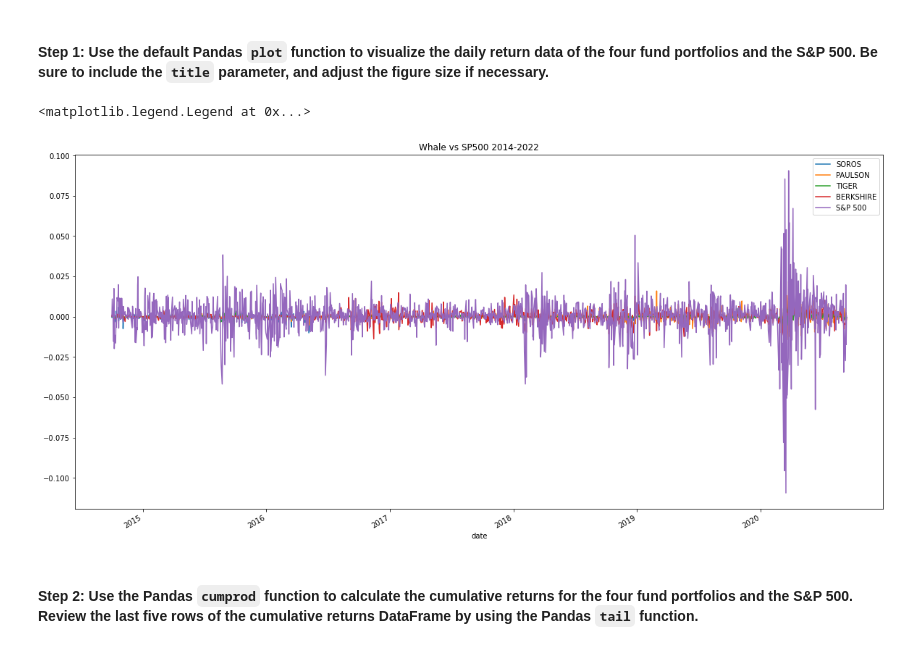
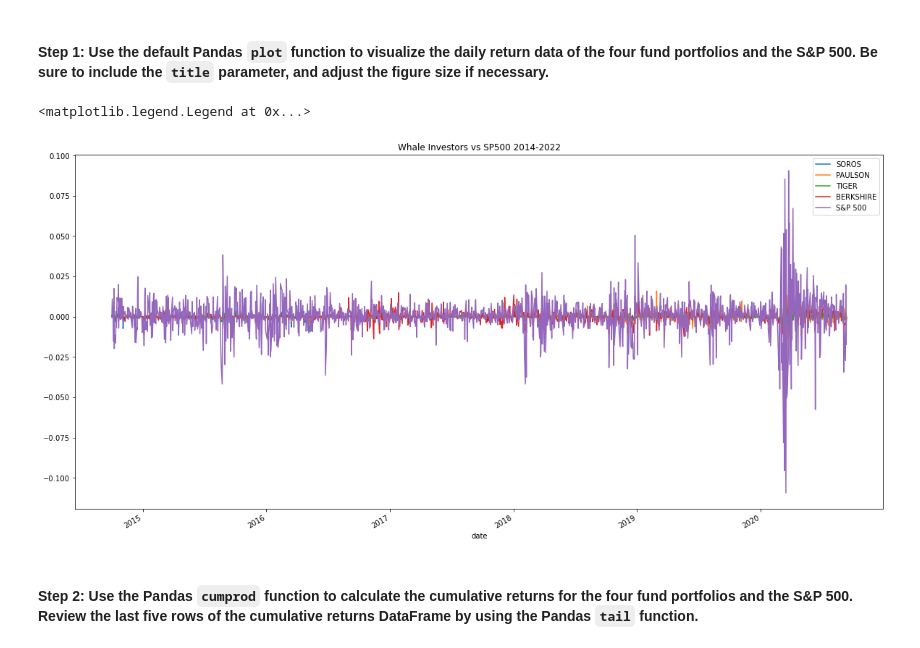
Before and after one commit to naomynaomy/module4challenge, a Jupyter notebook: Starter_Code/risk_return_analysis.ipynb, the cells around one changed output. Saved outputs shown, nothing was run; the diff lists cells and outputs as text; code cells hidden in the pictures.

Commit message:
Update Table Titles

```diff
--- a/Starter_Code/risk_return_analysis.ipynb
+++ b/Starter_Code/risk_return_analysis.ipynb
@@ -131,7 +131,7 @@ whales_df.head()
 # Prepare for the analysis by converting the dataframe of NAVs and prices to daily returns
 # Drop any rows with all missing values
 # Review the first five rows of the daily returns DataFrame.
-whales_df_daily = whale_df.pct_change().dropna()
+whales_df_daily = whales_df.pct_change().dropna()
 whales_df_daily.head()
 # %% [output]
 |  | SOROS FUND MANAGEMENT LLC | PAULSON & CO.INC. | TIGER GLOBAL MANAGEMENT LLC | BERKSHIRE HATHAWAY INC | S&P 500 |
@@ -156,16 +156,16 @@ Analyze the data to determine if any of the portfolios outperform the broader st
 # %%
 # Plot the daily return data of the 4 funds and the S&P 500
 # Inclue a title parameter and adjust the figure size
-ax = whales_df_daily["SOROS FUND MANAGEMENT LLC"].plot(figsize=(20,10), title = "Whale vs SP500 2014-2022")
+ax = whales_df_daily["SOROS FUND MANAGEMENT LLC"].plot(figsize=(20,10), title = "Whale Investors vs SP500 2014-2022")
 whales_df_daily["PAULSON & CO.INC."].plot(ax=ax)
 whales_df_daily["TIGER GLOBAL MANAGEMENT LLC"].plot(ax=ax)
 whales_df_daily["BERKSHIRE HATHAWAY INC"].plot(ax=ax)
 whales_df_daily["S&P 500"].plot(ax=ax)
 
 ax.legend(["SOROS", "PAULSON", "TIGER", "BERKSHIRE", "S&P 500"])
 # %% [output]
 <matplotlib.legend.Legend at 0x...>
-[figure, old version]
+[figure, new version]
 # %% [markdown]
 #### Step 2: Use the Pandas `cumprod` function to calculate the cumulative returns for the four fund portfolios and the S&P 500. Review the last five rows of the cumulative returns DataFrame by using the Pandas `tail` function.
 # %%
```
Also changed, not shown: parts of 7 cells of this notebook.
